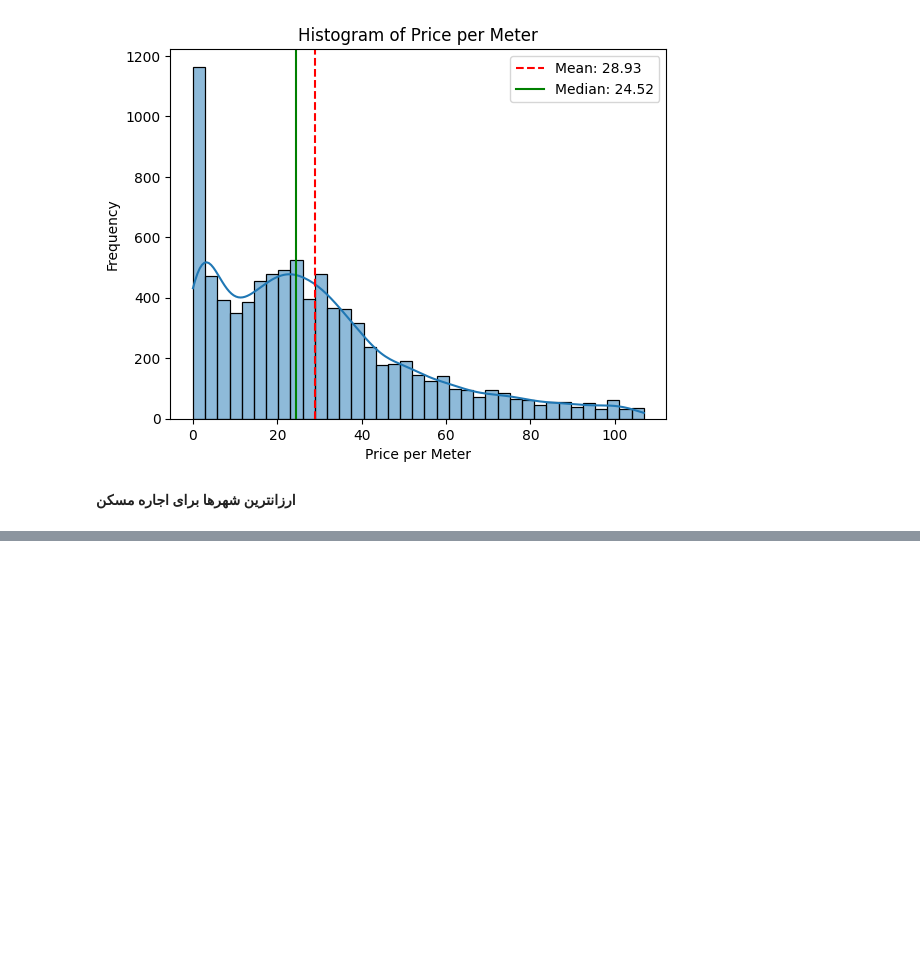
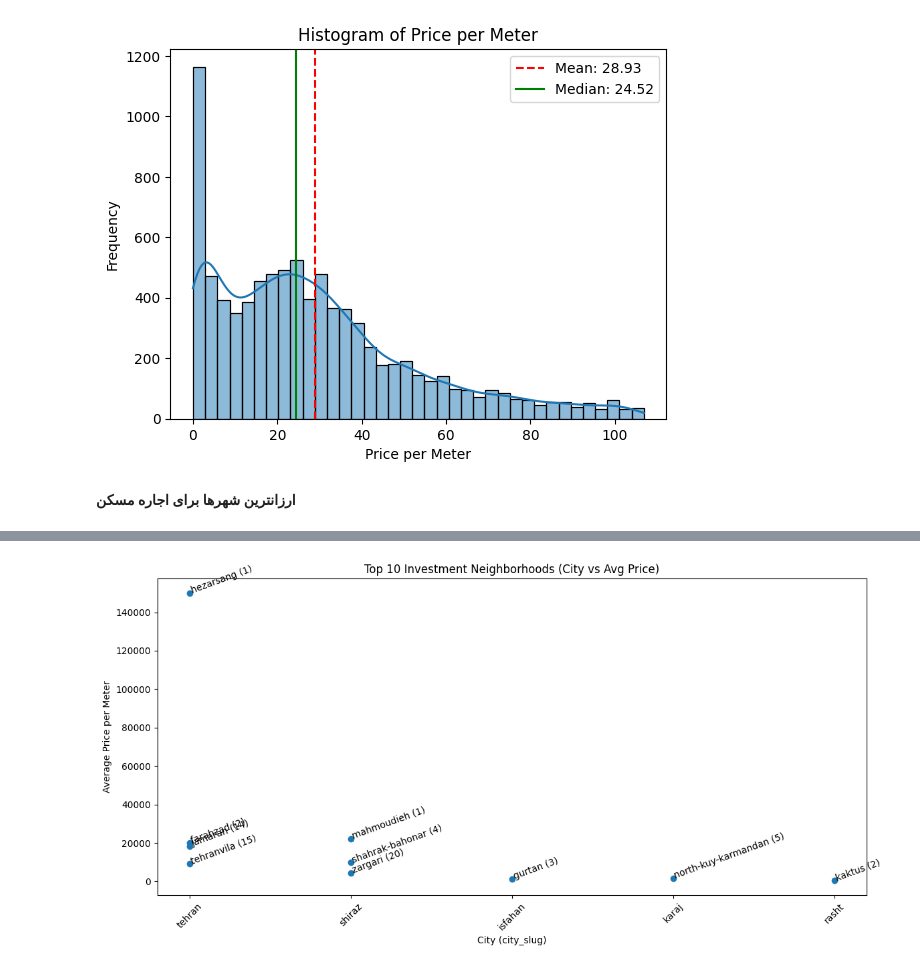
Before and after one commit to farnoushshahin/Minute, a Jupyter notebook: Divar (1).ipynb, the cells around one changed output, grey strips where cells are left out. Cells and saved outputs as stored; diff of their text form; code cells hidden in the pictures; blank space fills up the shorter version.

Commit message:
add top10_investment

```diff
--- a/Divar (1).ipynb
+++ b/Divar (1).ipynb
@@ -449,0 +464,44 @@ plt.show()
+# %%
+columns_need= ['city_slug', 'neighborhood_slug', 'price_per_meter']
+df = data2[columns_need].copy()
+
+df = df.dropna(subset=['city_slug', 'neighborhood_slug', 'price_per_meter'])
+
+# Group by city and neighborhood to get average price and number of ads
+grouped = df.groupby(['city_slug', 'neighborhood_slug']).agg(
+    avg_price_per_meter = ('price_per_meter', 'mean'),
+    median_price_per_meter = ('price_per_meter', 'median'),
+    ad_count = ('price_per_meter', 'count')
+).reset_index()
+
+#Sort results by average price
+grouped_sorted = grouped.sort_values(by='avg_price_per_meter', ascending=False)
+
+
+grouped['investment_score'] = (
+    (grouped['avg_price_per_meter'] / grouped['avg_price_per_meter'].max()) *
+    (1 / (grouped['ad_count']))
+)
+
+
+top_10 = grouped.sort_values(by='investment_score', ascending=False).head(10)
+
+plt.figure(figsize=(12, 6))
+plt.scatter(top_10['city_slug'], top_10['avg_price_per_meter'])
+
+for i in range(len(top_10)):
+    plt.text(
+        (top_10['city_slug'].iloc[i]),
+        top_10['avg_price_per_meter'].iloc[i],
+        f"{top_10['neighborhood_slug'].iloc[i]} ({top_10['ad_count'].iloc[i]})",
+        fontsize=10,
+        rotation=20    )
+
+plt.xlabel("City (city_slug)")
+plt.ylabel("Average Price per Meter")
+plt.title("Top 10 Investment Neighborhoods (City vs Avg Price)")
+plt.xticks(rotation=45)
+plt.tight_layout()
+plt.show()
+# %% [output]
+[figure, added]
```
Also changed, not shown: parts of 4 cells of this notebook.
